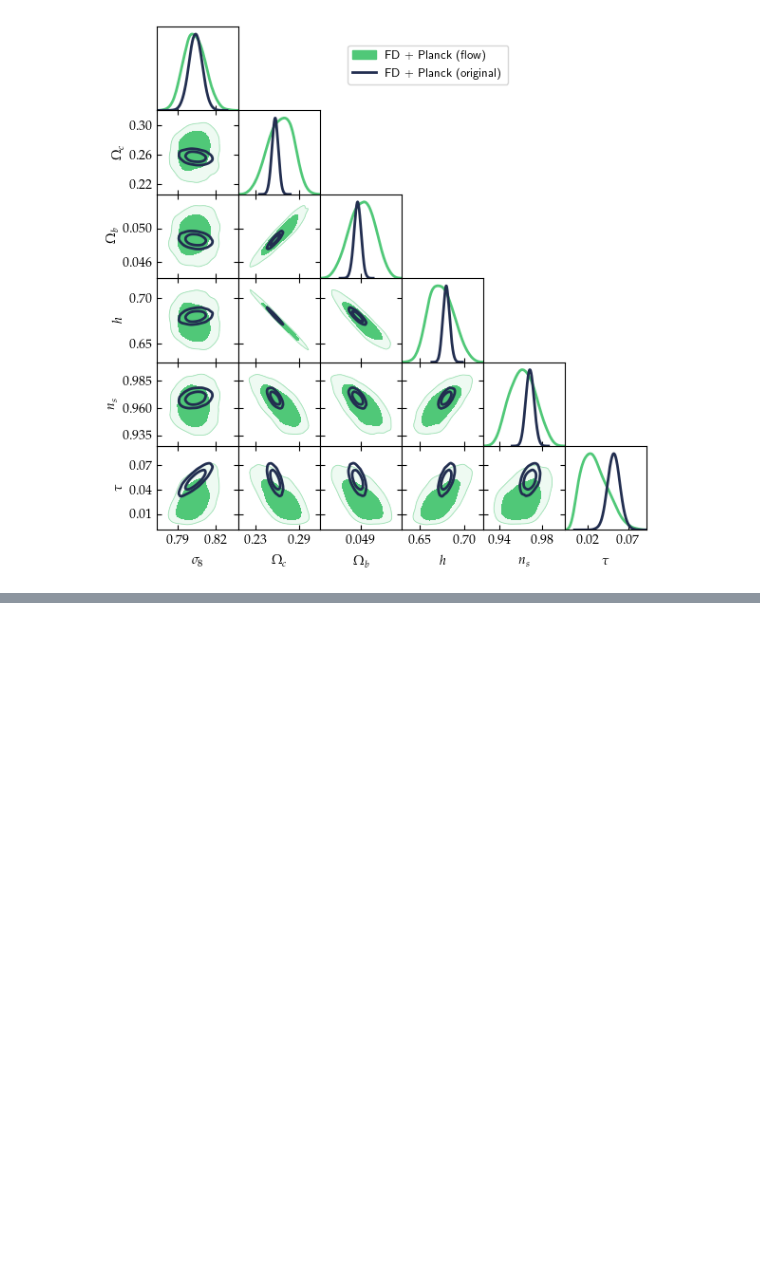
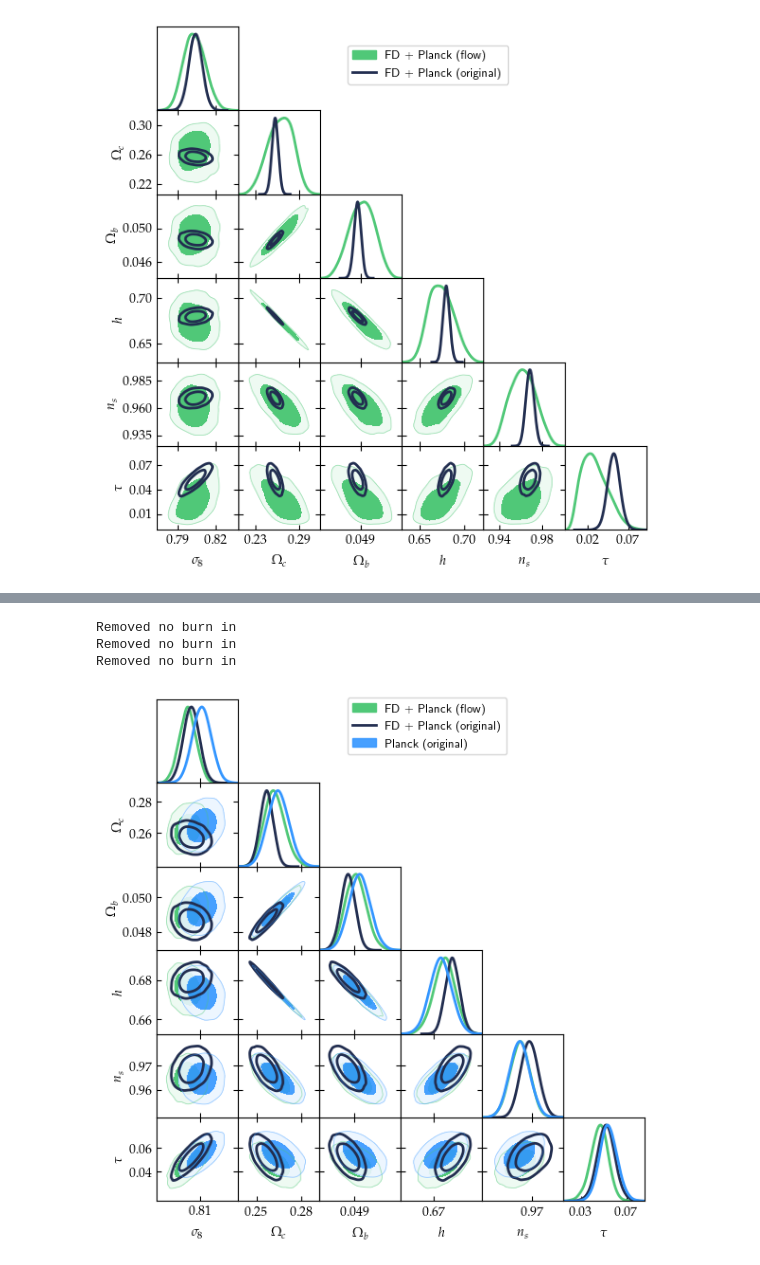
Before and after one commit to Harry45/emuflow, a Jupyter notebook: Planck-Tau.ipynb, the cells around one changed output, grey strips where cells are left out. Saved outputs shown, nothing was run; the diff lists cells and outputs as text; code cells hidden in the pictures; blank space fills up the shorter version.

```diff
--- a/Planck-Tau.ipynb
+++ b/Planck-Tau.ipynb
@@ -240,20 +292,24 @@ def process_samples_FD_P18_flow(burnin=None, thin=None):
     fname = 'FD_Garcia-Garcia2021_dzMarg_mMarg_P18flowtau0_lcdm_nu'
     columns = [-6, 3, 4, 5, 6, 7]
     record = []
+    record_flow_like = []
     for i in range(4):
         samples = np.loadtxt(f'originalsamples/{fname}/{fname}.{i+1}.txt')
         cosmologies = samples[:,columns]
+        flow_like = samples[:,-2]
         if burnin is not None:
             start = int(cosmologies.shape[0] * burnin)
             cosmologies = cosmologies[start:]
+            flow_like = flow_like[start:]
         if thin is not None:
             cosmologies = cosmologies[0::thin]
         record.append(cosmologies)
+        record_flow_like.append(flow_like)
     record = np.concatenate(record)
     df = pd.DataFrame(record, columns=COLS_tau)
     print(f'Total number of samples for Oxford Full Dataset + Planck (Flow) is: {df.shape[0]}')
-    return df
+    return df, np.concatenate(record_flow_like)
 # %%
-fd_planck_flow = process_samples_FD_P18_flow(burnin=0.25)
+fd_planck_flow, record_flow_like = process_samples_FD_P18_flow(burnin=0.25)
 # %% [output]
 Total number of samples for Oxford Full Dataset + Planck (Flow) is: 5086
@@ -265,0 +371,24 @@ Removed no burn in
+# %%
+def process_samples_FD_P18_flow_tau(burnin=None, thin=None):
+    fname = 'FD_Garcia-Garcia2021_dzMarg_mMarg_P18flowtau_lcdm_nu'
+    columns = [22, 3, 4, 5, 6, 7]
+    record = []
+    record_flow_like = []
+    for i in range(4):
+        samples = np.loadtxt(f'originalsamples/{fname}/{fname}.{i+1}.txt')
+        cosmologies = samples[:,columns]
+        flow_like = samples[:,-2]
+        if burnin is not None:
+            start = int(cosmologies.shape[0] * burnin)
+            cosmologies = cosmologies[start:]
+            flow_like = flow_like[start:]
+        if thin is not None:
+            cosmologies = cosmologies[0::thin]
+        record.append(cosmologies)
+        record_flow_like.append(flow_like)
+    record = np.concatenate(record)
+    df = pd.DataFrame(record, columns=COLS_tau)
+    print(f'Total number of samples for Oxford Full Dataset + Planck (Flow) is: {df.shape[0]}')
+    return df, np.concatenate(record_flow_like)
+# %%
+fd_planck_flow = process_samples_FD_P18_flow_tau(burnin=0.1)
@@ -265,0 +466,8 @@ Removed no burn in
+# %%
+triangle_cosmology_three(original_samples.values, fd_planck_flow[0].values, training_points.values,
+                   'FD + Planck (original)', 'FD + Planck (flow)', 'Planck (original)')
+# %% [output]
+Removed no burn in
+Removed no burn in
+Removed no burn in
+[figure, added]
```
Also changed, not shown: parts of 29 cells of this notebook, 12 other files.
